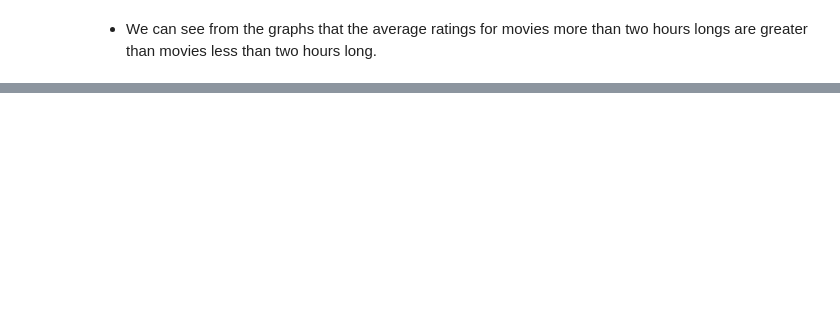
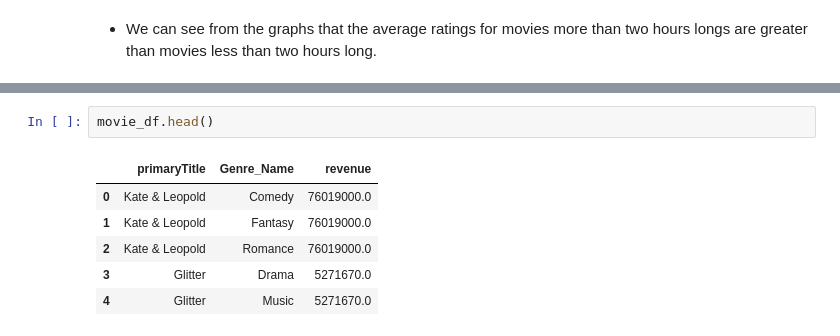
Before and after one commit to bustyAI/Movie-Project, a Jupyter notebook: Part 4 Hypothesis Testing.ipynb, the cells around one changed output, grey strips where cells are left out. Drawn from its saved outputs; the diff is of its cells as text; blank space fills up the shorter version.

```diff
--- a/Part 4 Hypothesis Testing.ipynb
+++ b/Part 4 Hypothesis Testing.ipynb
@@ -420,0 +434,9 @@ fig.suptitle("Comparison of Rating by Movie Length");
+# %%
+movie_df.head()
+# %% [output]
+|  | primaryTitle | Genre_Name | revenue |
+| 0 | Kate & Leopold | Comedy | 76019000.0 |
+| 1 | Kate & Leopold | Fantasy | 76019000.0 |
+| 2 | Kate & Leopold | Romance | 76019000.0 |
+| 3 | Glitter | Drama | 5271670.0 |
+| 4 | Glitter | Music | 5271670.0 |
```
Also changed, not shown: parts of 34 cells of this notebook.
